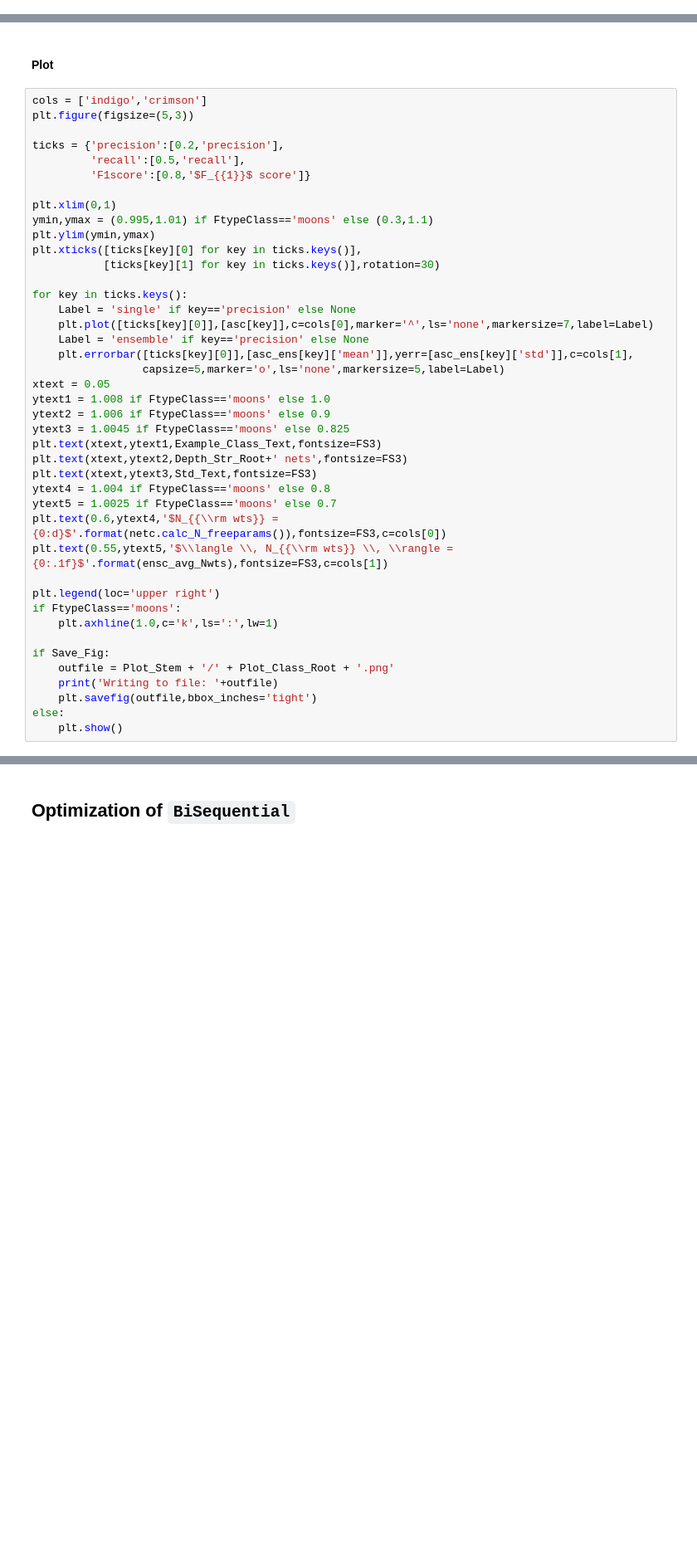
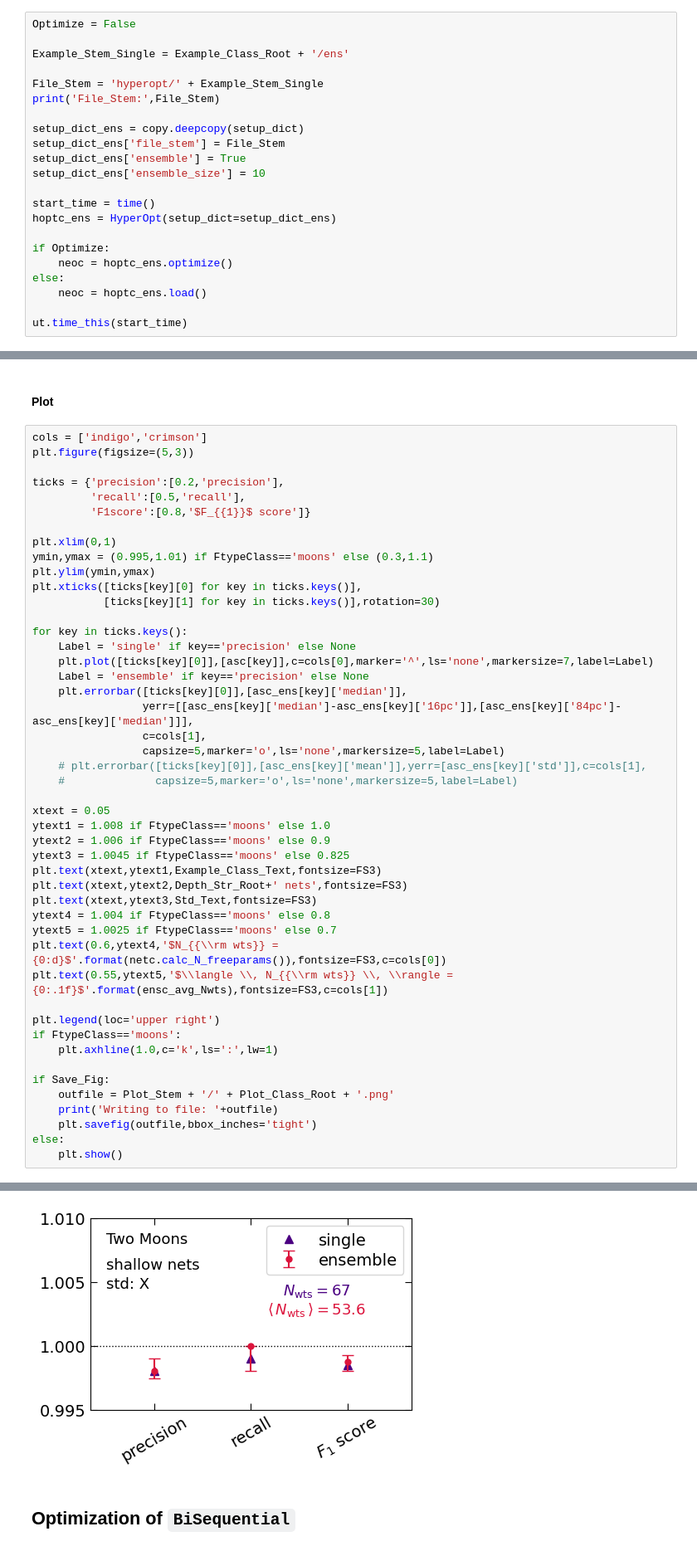
Before and after one commit to a-paranjape/mlfundas, a Jupyter notebook: examples/HyperOpt_Example.ipynb, the cells around one changed output, grey strips where cells are left out. Shown at 83% size. Saved outputs shown, nothing was run; the diff lists cells and outputs as text; blank space fills up the shorter version.

```diff
--- a/examples/HyperOpt_Example.ipynb
+++ b/examples/HyperOpt_Example.ipynb
@@ -906,0 +829,22 @@ ut.time_this(start_time)
+# %%
+Optimize = False
+
+Example_Stem_Single = Example_Class_Root + '/ens'
+
+File_Stem = 'hyperopt/' + Example_Stem_Single
+print('File_Stem:',File_Stem)
+
+setup_dict_ens = copy.deepcopy(setup_dict)
+setup_dict_ens['file_stem'] = File_Stem
+setup_dict_ens['ensemble'] = True
+setup_dict_ens['ensemble_size'] = 10
+
+start_time = time()
+hoptc_ens = HyperOpt(setup_dict=setup_dict_ens)
+
+if Optimize:
+    neoc = hoptc_ens.optimize()
+else:
+    neoc = hoptc_ens.load()
+
+ut.time_this(start_time)
@@ -924,8 +961,13 @@ for key in ticks.keys():
     Label = 'single' if key=='precision' else None
     plt.plot([ticks[key][0]],[asc[key]],c=cols[0],marker='^',ls='none',markersize=7,label=Label)
     Label = 'ensemble' if key=='precision' else None
-    plt.errorbar([ticks[key][0]],[asc_ens[key]['mean']],yerr=[asc_ens[key]['std']],c=cols[1],
+    plt.errorbar([ticks[key][0]],[asc_ens[key]['median']],
+                 yerr=[[asc_ens[key]['median']-asc_ens[key]['16pc']],[asc_ens[key]['84pc']-asc_ens[key]['median']]],
+                 c=cols[1],
                  capsize=5,marker='o',ls='none',markersize=5,label=Label)
+    # plt.errorbar([ticks[key][0]],[asc_ens[key]['mean']],yerr=[asc_ens[key]['std']],c=cols[1],
+    #              capsize=5,marker='o',ls='none',markersize=5,label=Label)
+
 xtext = 0.05
 ytext1 = 1.008 if FtypeClass=='moons' else 1.0
 ytext2 = 1.006 if FtypeClass=='moons' else 0.9
@@ -948,3 +990,4 @@ if Save_Fig:
     plt.savefig(outfile,bbox_inches='tight')
 else:
     plt.show()
+# %% [output]
@@ -951,2 +995,3 @@ else:
+[figure, added]
 # %% [markdown]
 ## Optimization of `BiSequential`
```
Also changed, not shown: parts of 19 cells of this notebook.
